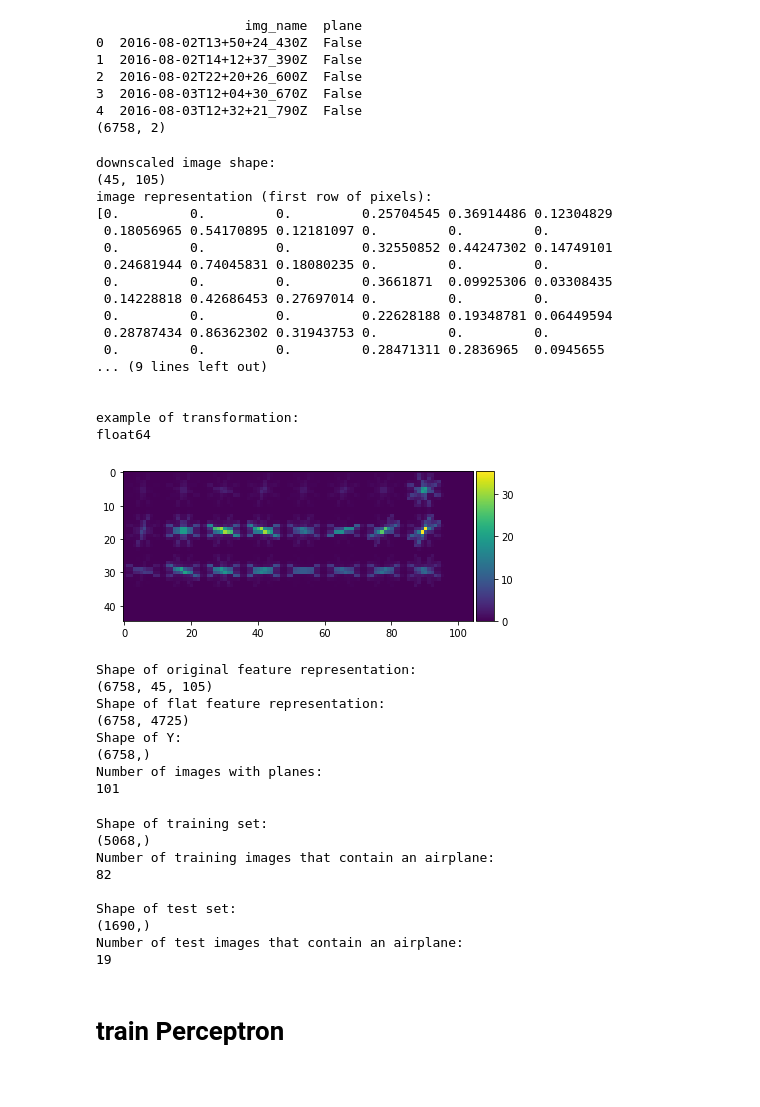
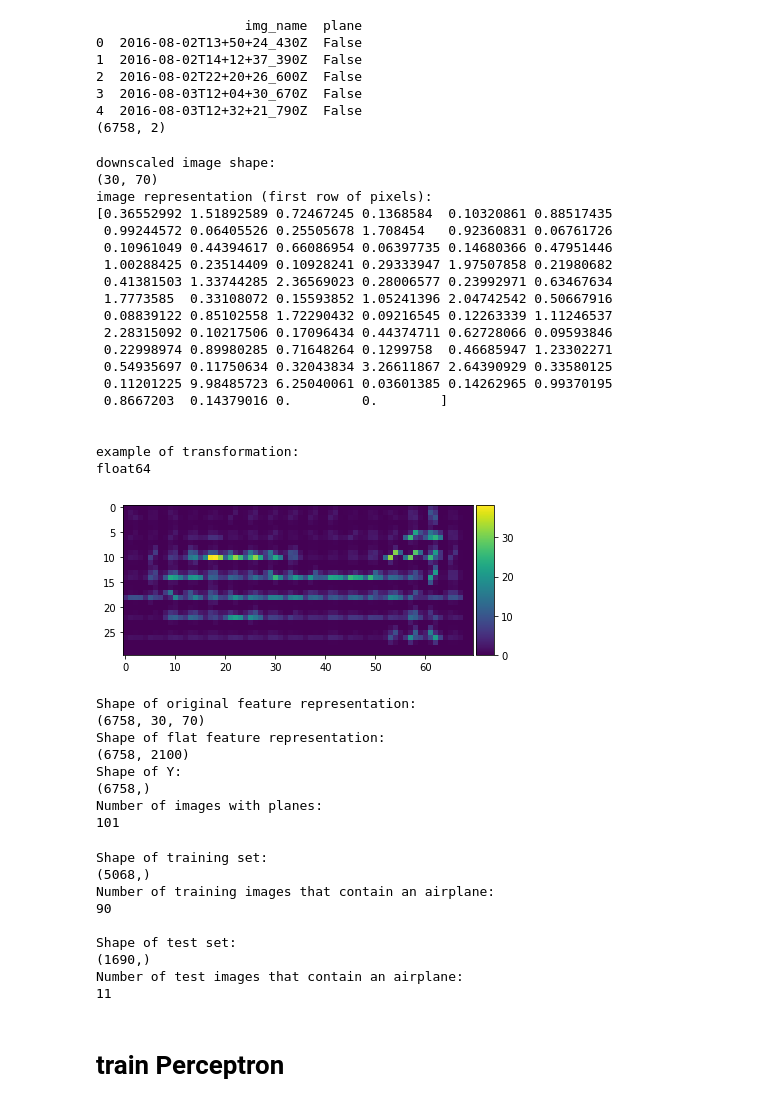
Before and after one commit to shuvitRan/Machine-Learning-MSDV, a Jupyter notebook: PlaneProject/Dan_RanML2.ipynb, the cells around one changed output. Saved outputs shown, nothing was run; the diff lists cells and outputs as text; code cells hidden in the pictures.

```diff
--- a/PlaneProject/Dan_RanML2.ipynb
+++ b/PlaneProject/Dan_RanML2.ipynb
@@ -35,7 +36,8 @@ print(plane_data.shape)
 # in downscaling the image, what do you want the new dimensions to be?
 # the original dimensions of cropped images: (60, 140), which if 8,400 pixels
 # dims = (15, 35) # 25% of the original size, 525 pixels
-dims = (45, 105)
+# dims = (45, 105)
+dims = (30, 70)
 # %%
 from skimage.exposure import rescale_intensity
 import matplotlib.pyplot as plt
@@ -63,15 +65,12 @@ def image_manipulation(imname, imview=False):
     img_raw = io.imread(imname)
 
 #     myimg = color.convert_colorspace(img_raw, 'RGB', 'HSV')
-    gray = color.rgb2gray(img_raw) # remove color
-
+#     gray = color.rgb2gray(img_raw) # remove color
+#     gray = roberts(gray)
 #     intes= rescale_intensity(1-gray)
 #     frangiImg= frangi(gray)
 
-####hog testing
-##*****************************************
-    fd, hogImg = hog(img_raw, orientations=8, pixels_per_cell=(16, 16)
-                 , cells_per_block=(1, 1), visualize=True, multichannel=True)
+
 ##*****************************************
 #     gray = color.rgb2gray(hogImg)
 
@@ -95,52 +94,71 @@ def image_manipulation(imname, imview=False):
 #     sobelImg= sobel_h(gray)
 #     sobelImg2= sobel_h(sobelImg)
 #     edgefilter = sobel(sobelImg)
+#     image_float = 1.0 * gray
+
 #v2
 #     sobelImg= sobel(gray)
 #     sobelImg2= sobel_h(sobelImg)
 #     edgefilter = sobel_h(sobelImg2)
+
+
+
+#     p2, p98 = np.percentile(sobelImg, (3, 90))
+#     img_rescale = exposure.rescale_intensity(sobelImg, in_range=(p2, p98))
+
+####hog testing
+##*****************************************
+#     fd, hogImg = hog(img_raw, orientations=8, pixels_per_cell=(16, 16)
+#                  , cells_per_block=(1, 1), visualize=True, multichannel=True)
+    fd, hogImg = hog(img_raw, orientations=9, pixels_per_cell=(8, 8)
+                 , cells_per_block=(5, 5), visualize=True, multichannel=True)
+#     fd, hogImg = hog(img_raw, orientations=9, pixels_per_cell=(8, 8)
+#                  , cells_per_block=(2, 2), visualize=True, multichannel=True)
+
 
 #     gray2= color.rgb2gray(frangiImg)
 #     print(gray.shape)
     downscaled = transform.resize(hogImg ,(dims[0], dims[1])) # downscale image
 #     final_image = feature.canny(downscaled, sigma = 0.3) # sigma defaut=1, test 2.1 edge filter image with Canny algorithm
 #     final_image = feature.greycomatrix(downscaled,[1], [0, np.pi/4, np.pi/2, 3*np.pi/4])
 #     final_image = feature.hessian_matrix(downscaled)
     if imview==True:
 #         io.imshow(final_image)
         io.imshow(downscaled)
     warnings.filterwarnings('always')
 #     return final_image
     return downscaled
 
 # test the function, look at input/output
 test_image = image_manipulation('2017-08-25T23+24+13_390Z', True)
 print('downscaled image shape: ')
 print(test_image.shape)
 print('image representation (first row of pixels): ')
 print(test_image[1])
 print('\n')
 print('example of transformation: ')
 print(test_image[1].dtype)
 # %% [output]
 downscaled image shape:
-(45, 105)
+(30, 70)
 image representation (first row of pixels):
-[0.         0.         0.         0.25704545 0.36914486 0.12304829
- 0.18056965 0.54170895 0.12181097 0.         0.         0.
- 0.         0.         0.         0.32550852 0.44247302 0.14749101
- 0.24681944 0.74045831 0.18080235 0.         0.         0.
- 0.         0.         0.         0.3661871  0.09925306 0.03308435
- 0.14228818 0.42686453 0.27697014 0.         0.         0.
- 0.         0.         0.         0.22628188 0.19348781 0.06449594
- 0.28787434 0.86362302 0.31943753 0.         0.         0.
- 0.         0.         0.         0.28471311 0.2836965  0.0945655
-... (9 lines left out)
+[0.36552992 1.51892589 0.72467245 0.1368584  0.10320861 0.88517435
+ 0.99244572 0.06405526 0.25505678 1.708454   0.92360831 0.06761726
+ 0.10961049 0.44394617 0.66086954 0.06397735 0.14680366 0.47951446
+ 1.00288425 0.23514409 0.10928241 0.29333947 1.97507858 0.21980682
+ 0.41381503 1.33744285 2.36569023 0.28006577 0.23992971 0.63467634
+ 1.7773585  0.33108072 0.15593852 1.05241396 2.04742542 0.50667916
+ 0.08839122 0.85102558 1.72290432 0.09216545 0.12263339 1.11246537
+ 2.28315092 0.10217506 0.17096434 0.44374711 0.62728066 0.09593846
+ 0.22998974 0.89980285 0.71648264 0.1299758  0.46685947 1.23302271
+ 0.54935697 0.11750634 0.32043834 3.26611867 2.64390929 0.33580125
+ 0.11201225 9.98485723 6.25040061 0.03601385 0.14262965 0.99370195
+ 0.8667203  0.14379016 0.         0.        ]
 
 
 example of transformation:
 float64
-[figure, old version]
+[figure, new version]
 # %%
 # construct lists for features, labels, and a crosswalk reference to image names
 
@@ -175,9 +193,9 @@ print('Number of images with planes: ')
 print(Y.sum())
 # %% [output]
 Shape of original feature representation:
-(6758, 45, 105)
+(6758, 30, 70)
 Shape of flat feature representation:
-(6758, 4725)
+(6758, 2100)
 Shape of Y:
 (6758,)
 Number of images with planes:
@@ -187,8 +205,12 @@ Number of images with planes:
 from sklearn.model_selection import train_test_split
 
 # enter an integer for random_state
+# data_train, data_test, y_train, y_test, imgs_train, imgs_test = train_test_split(features_flat,
+#     Y, imgs, test_size = 0.25, random_state = 110)
+# data_train, data_test, y_train, y_test, imgs_train, imgs_test = train_test_split(features_flat,
+#     Y, imgs, test_size = 0.20, random_state = 24)
 data_train, data_test, y_train, y_test, imgs_train, imgs_test = train_test_split(features_flat,
-    Y, imgs, test_size = 0.25, random_state = 110)
+    Y, imgs, test_size = 0.25, random_state = 24)
 
 print('Shape of training set: ')
 print(y_train.shape)
@@ -207,9 +229,9 @@ print(y_test.sum())
 Shape of training set:
 (5068,)
 Number of training images that contain an airplane:
-82
+90
 
 Shape of test set:
 (1690,)
 Number of test images that contain an airplane:
-19
+11
```
Also changed, not shown: parts of 12 cells of this notebook, 28 other files.
